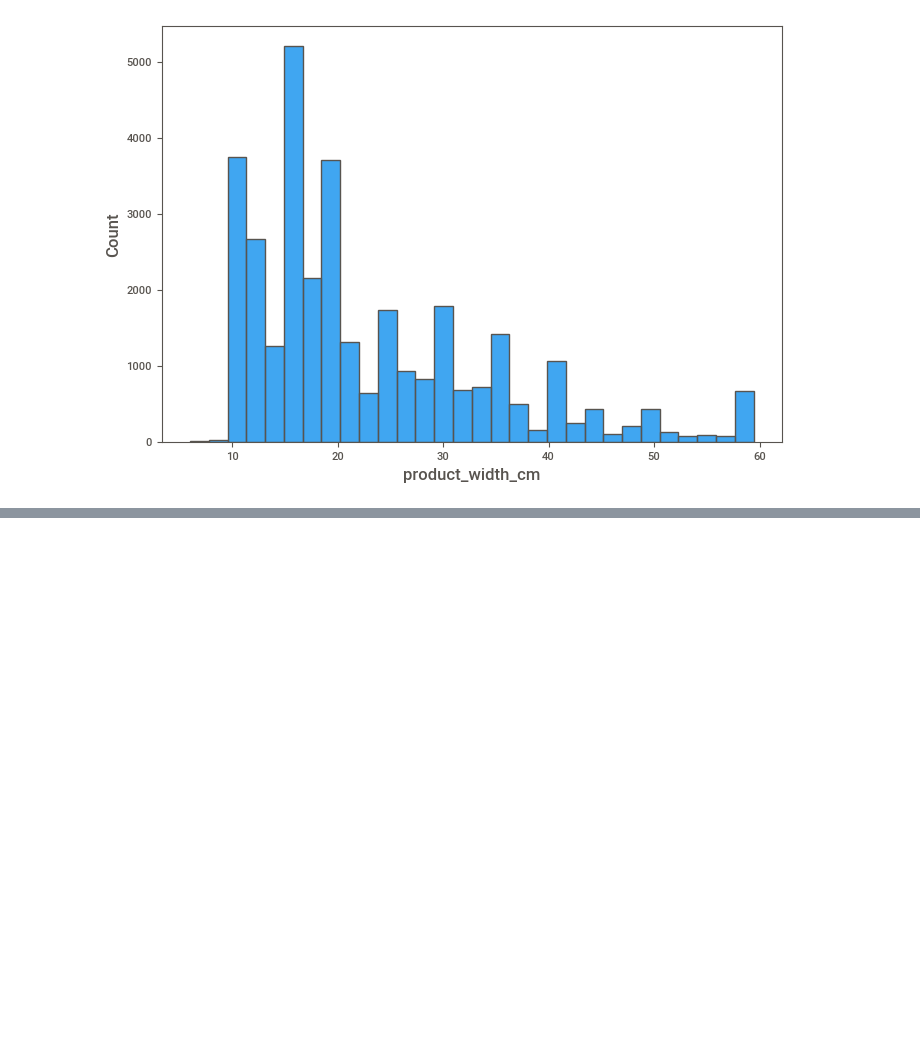
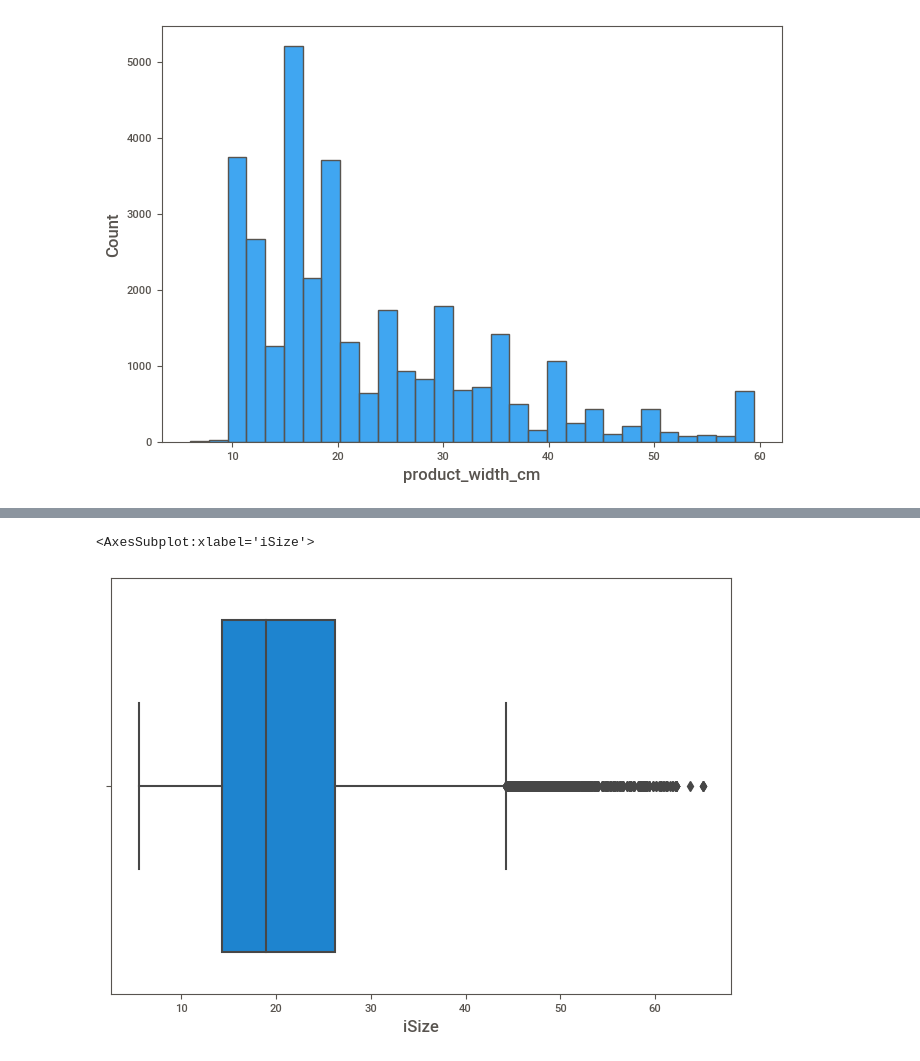
Before and after one commit to LauraaPaiva/Day7-SistemaRemomendacao, a Jupyter notebook: Projeto/projeto.ipynb, the cells around one changed output, grey strips where cells are left out. Saved outputs shown, nothing was run; the diff lists cells and outputs as text; code cells hidden in the pictures; blank space fills up the shorter version.

```diff
--- a/Projeto/projeto.ipynb
+++ b/Projeto/projeto.ipynb
@@ -731,0 +782,7 @@ sns.histplot(data=dtProducts["product_width_cm"], bins=30)
+# %%
+dfProducts["iSize"] = (dfProducts["Volume"] ** (1/3))
+# %%
+sns.boxplot(x=dfProducts["iSize"])
+# %% [output]
+<AxesSubplot:xlabel='iSize'>
+[figure, added]
```
Also changed, not shown: parts of 56 cells of this notebook.
